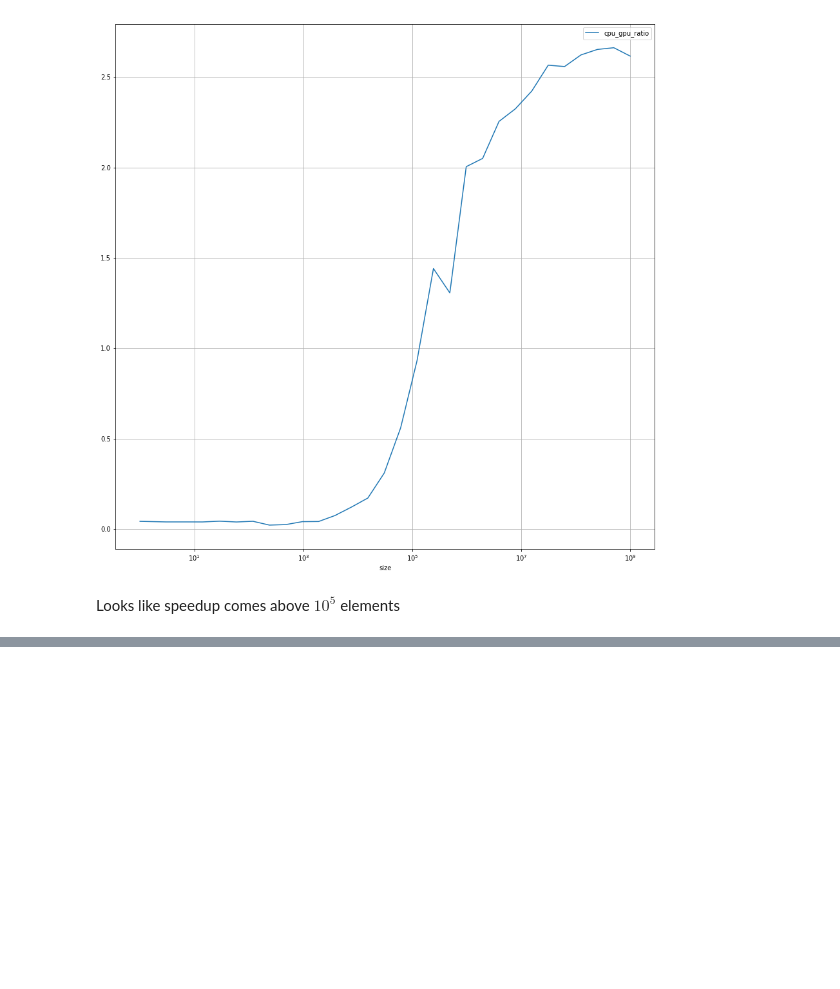
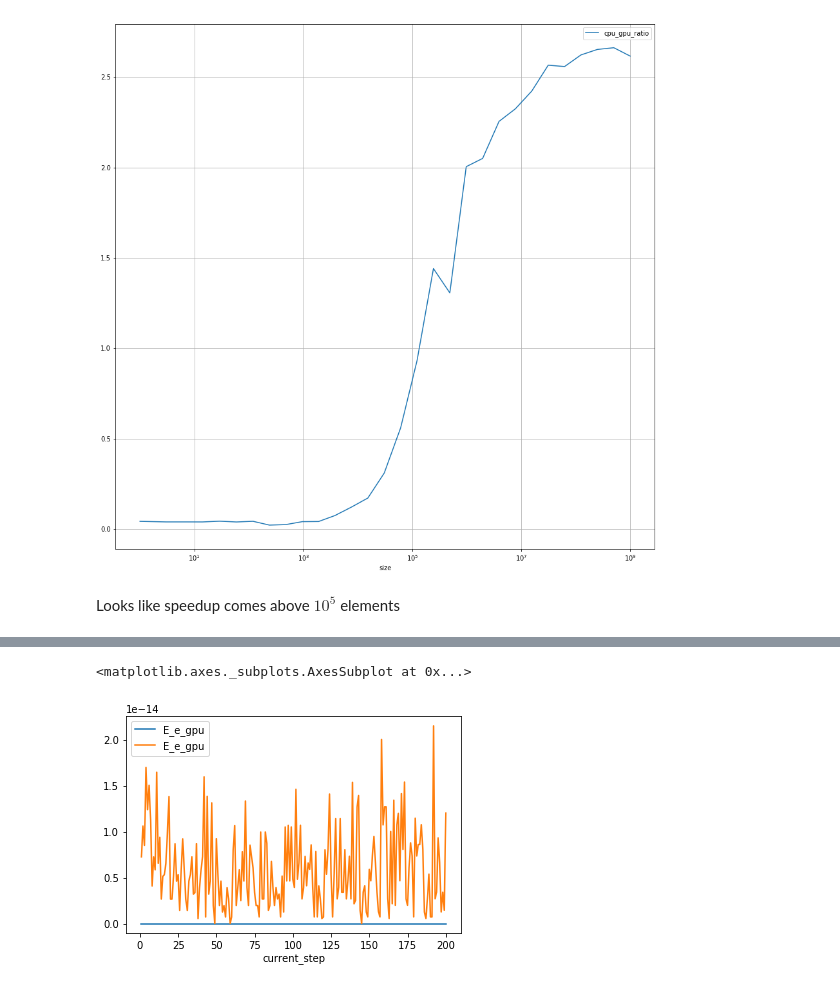
Before and after one commit to exoclime/THOR, a Jupyter notebook: docs/Reduction sum test.ipynb, the cells around one changed output, grey strips where cells are left out. Drawn from its saved outputs; the diff is of its cells as text; code cells hidden in the pictures; blank space fills up the shorter version.

```diff
--- a/docs/Reduction sum test.ipynb
+++ b/docs/Reduction sum test.ipynb
@@ -124,0 +162,6 @@ Looks like speedup comes above $10^5$ elements
+# %%
+ax = cons_cpu.plot('current_step', 'E_e_gpu')
+cons_atomicadd.plot('current_step', 'E_e_gpu', ax=ax)
+# %% [output]
+<matplotlib.axes._subplots.AxesSubplot at 0x...>
+[figure, added]
```
Also changed, not shown: parts of 4 cells of this notebook, 5 other files.
